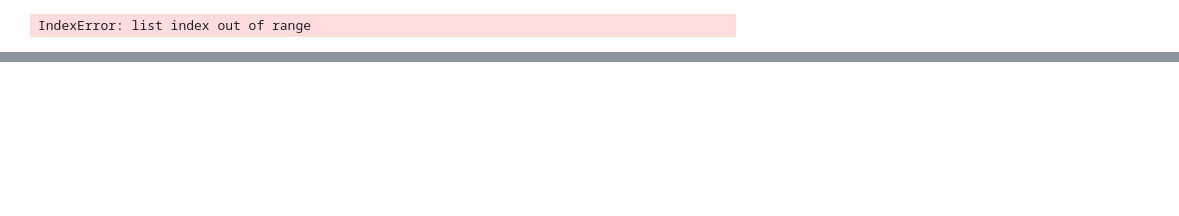
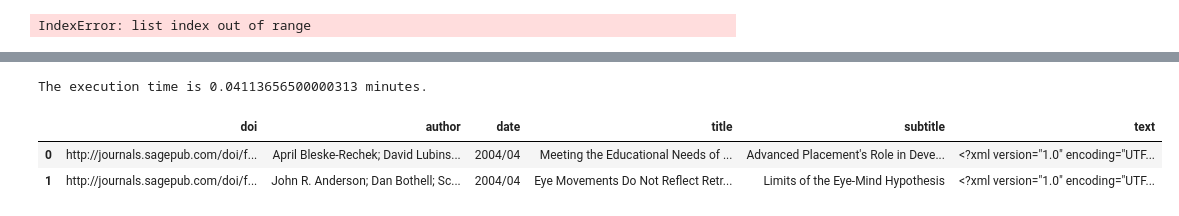
Before and after one commit to la-oey/Fabricator, a Jupyter notebook: elsevier/Testing_notebook.ipynb, the cells around one changed output, grey strips where cells are left out. Drawn from its saved outputs; the diff is of its cells as text; code cells hidden in the pictures; blank space fills up the shorter version.

```diff
--- a/elsevier/Testing_notebook.ipynb
+++ b/elsevier/Testing_notebook.ipynb
@@ -104,0 +126,78 @@ df
+# %%
+from bs4 import BeautifulSoup
+import requests
+import csv
+import re
+import time
+
+# creat 2004 urls
+urls_2004 = []
+dois = [f"{i:05}" for i in range(771, 812)]
+dois2 = [f"{i:05}" for i in range(1524, 1578)]
+dois3 = [f"{i:05}" for i in range(1578, 1654)]
+dois4 = [f"{i:05}" for i in range(1656, 1669)]
+dois5 = [f"{i:06}" for i in range(350000, 400000)]
+dois_2004 = [f"{i:05}" for i in range(655, 657)]
+"""
+for doi in dois:
+    urls.append('http://journals.sagepub.com/doi/full-xml/10.1111/j.0956-7976.2005.' + doi + '.x')
+for doi2 in dois2:
+    urls.append('http://journals.sagepub.com/doi/full-xml/10.1111/j.0956-7976.2005.' + doi2 + '.x')
+for doi3 in dois3:
+    urls.append('http://journals.sagepub.com/doi/full-xml/10.1111/j.1467-9280.2005.' + doi3 + '.x')
+for doi4 in dois4:
+    urls.append('http://journals.sagepub.com/doi/full-xml/10.1111/j.1467-9280.2005.' + doi4 + '.x')
+for doi5 in dois5:
+    urls.append('http://journals.sagepub.com/doi/full-xml/10.1177/0956797609' + doi5)"""
+
+for doi in dois_2004:
+    urls_2004.append('http://journals.sagepub.com/doi/full-xml/10.1111/j.0956-7976.2004.' + doi + '.x')
+
+# record start time
+start_time = time.clock()
+
+with open('psychScience_2004.csv','w', encoding='utf-8') as csv_file:
+        fieldnames = ['doi', 'author', 'date', 'title', 'subtitle', 'text']
+        writer = csv.DictWriter(csv_file, fieldnames=fieldnames)
+        writer.writeheader()
+
+        # loop through url list
+        for url in urls_2004:
+            response = requests.get(url)
+            # check if has content
+            if response:
+                try:
+                    doi = url
+                    soup = BeautifulSoup(response.text, 'html.parser')
+                    # title
+                    title = soup.find('title-group').find('article-title').get_text()
+                    sub = soup.find('title-group').find('subtitle')
+                    sub_title = ""
+                    if sub:
+                        sub_title = sub.get_text()
+                    # author
+                    first = soup.find('contrib-group').findAll('given-names')
+                    last = soup.find('contrib-group').findAll('surname')
+                    name = [i.text + " " + j.text for i, j in zip(first, last)]
+                    # date
+                    month = soup.find('pub-date').find('month').get_text()
+                    year = soup.find('pub-date').find('year').get_text()
+                    date = year + "/" + format(int(month), '02d')
+                    texts = response.text
+                    writer.writerow({'doi': doi, 'author': "; ".join(name), 'date': date, 'title': title , 'subtitle': sub_title, 'text': texts}) # , 'text': text
+                except:
+                    continue
+
+# record end time
+end_time = time.clock()
+minute_time = (end_time - start_time) / 60.0
+print("The execution time is" + " %s minutes." % minute_time)
+# %% [output]
+The execution time is 0.04113656500000313 minutes.
+# %%
+df_temp = pd.read_csv('psychScience_2004.csv')
+df_temp
+# %% [output]
+|  | doi | author | date | title | subtitle | text |
+| 0 | http://journals.sagepub.com/doi/f... | April Bleske-Rechek; David Lubins... | 2004/04 | Meeting the Educational Needs of ... | Advanced Placement's Role in Deve... | <?xml version="1.0" encoding="UTF... |
+| 1 | http://journals.sagepub.com/doi/f... | John R. Anderson; Dan Bothell; Sc... | 2004/04 | Eye Movements Do Not Reflect Retr... | Limits of the Eye-Mind Hypothesis | <?xml version="1.0" encoding="UTF... |
```
Also changed, not shown: parts of 13 cells of this notebook, 1 other file.
